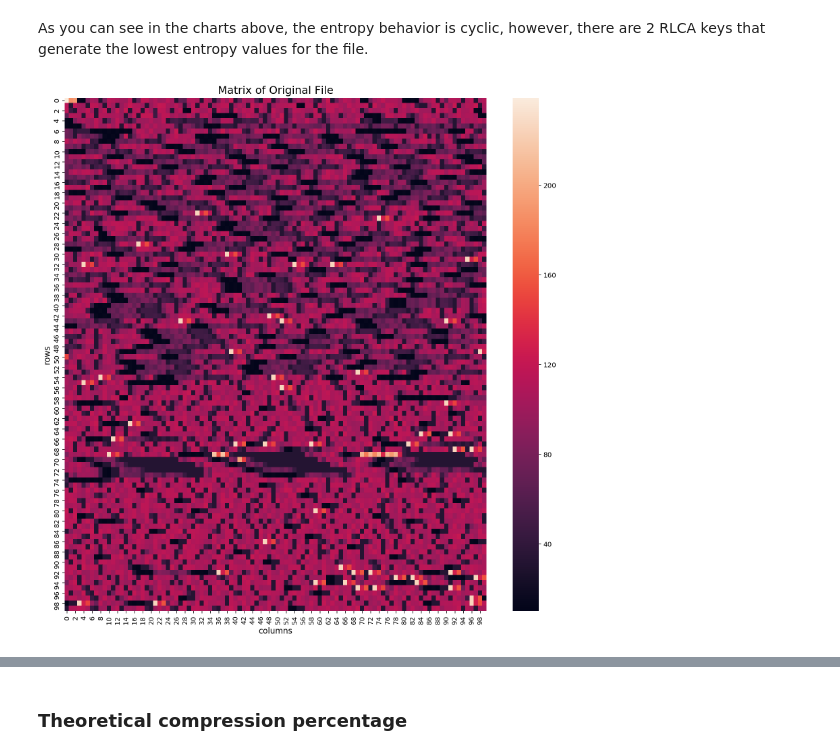
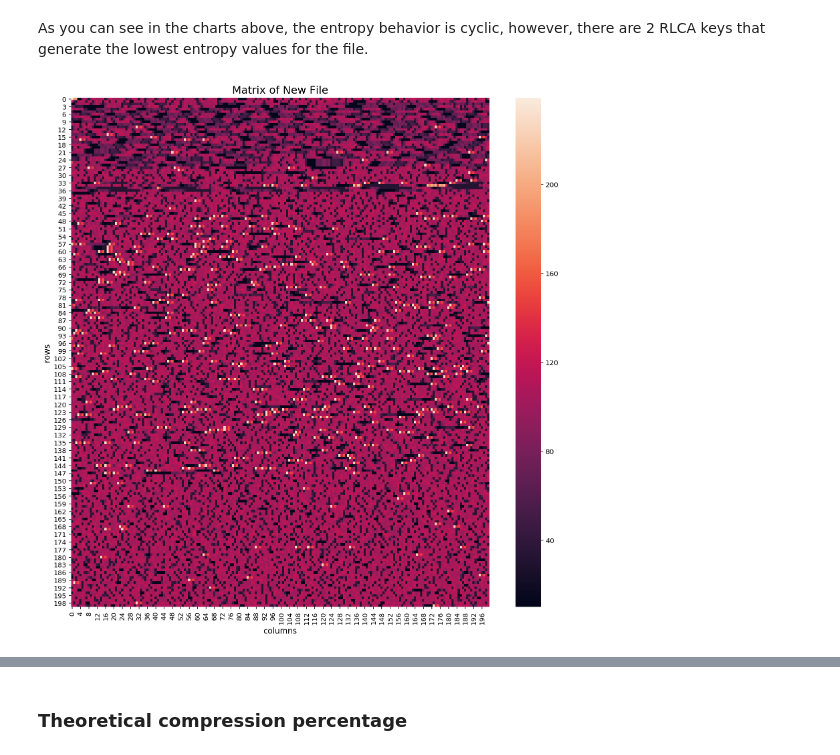
Before and after one commit to ansegura7/DataCompression, a Jupyter notebook: code/CompressionAndEntropy.ipynb, the cells around one changed output, grey strips where cells are left out. Saved outputs shown, nothing was run; the diff lists cells and outputs as text; code cells hidden in the pictures.

Commit message:
Update Compression and Entropy
The processes were ordered.

```diff
--- a/code/CompressionAndEntropy.ipynb
+++ b/code/CompressionAndEntropy.ipynb
@@ -95,0 +64,5 @@ def get_file_bytes(file_path):
+# %%
+# Function - Create byte matrix
+def create_byte_matrix(byte_list, row_len, col_len):
+    matrix = np.array(byte_list).reshape(row_len, col_len)
+    return matrix;
@@ -95,0 +78,7 @@ def get_file_bytes(file_path):
+# %%
+# Get optimal size
+row_len, col_len, carry = find_optimal_matrix(n_bytes)
+
+# Creating the byte matrix (row, col)
+bytes_matrix = create_byte_matrix(text_byte_list, row_len, col_len)
+bytes_matrix.shape
@@ -98,8 +96,3 @@ def get_file_bytes(file_path):
 def entropy_shannon(symbols, base=None):
     value, counts = np.unique(symbols, return_counts=True)
     return entropy(counts, base=base)
-# %%
-# Loading target file
-file_path = "../data/text/book1-en.txt"
-text_byte_list = get_file_bytes(file_path)[:10000]
-print(len(text_byte_list), 'Bytes')
@@ -449,16 +501,3 @@ As you can see in the charts above, the entropy behavior is cyclic, however, the
 # %%
 # Save best byte list
 best_byte_list = best_option['byte_list']
-# %%
-# Function - Create byte matrix
-def create_byte_matrix(byte_list, row_len, col_len):
-    matrix = np.zeros((row_len, col_len))
-    data = np.array(byte_list)
-
-    # Save bytes into matrix
-    for i in range(0, len(data)):
-        ix_row = int(i / col_len)
-        ix_col = i % col_len
-        matrix[ix_row][ix_col] = data[i]
-
-    return matrix;
@@ -474,8 +504,6 @@ def plot_byte_matrix(matrix, plt_title):
 # %%
-# Create and plot original matrix
-row_len = 100
-col_len = 100
-ori_matrix = create_byte_matrix(text_byte_list, row_len, col_len)
-plot_byte_matrix(ori_matrix, 'Matrix of Original File')
+# Create and plot the new matrix (with low entropy)
+ori_matrix = create_byte_matrix(best_byte_list, row_len, col_len)
+plot_byte_matrix(ori_matrix, 'Matrix of New File')
 # %% [output]
-[figure, old version]
+[figure, new version]
```
Also changed, not shown: parts of 27 cells of this notebook, 1 other file.
